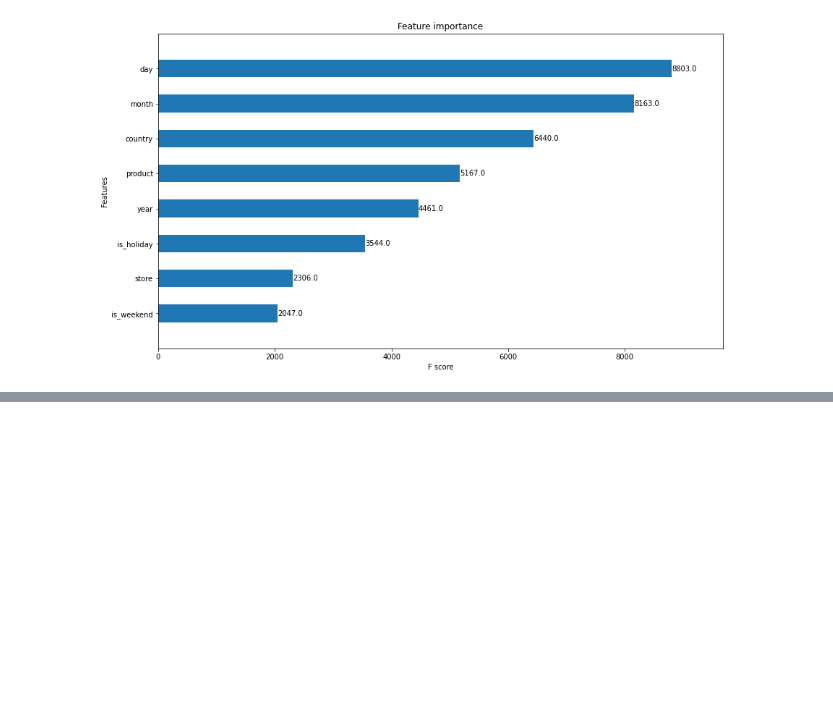
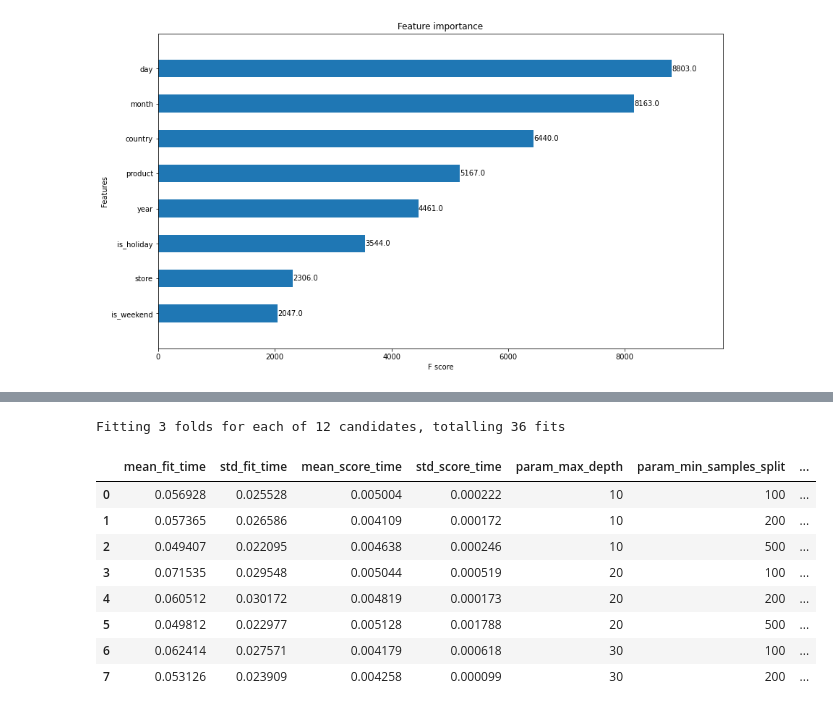
Before and after one commit to raghulrajn/kaggle-notebooks, a Jupyter notebook: time-series-prediction-tps-sept-2022.ipynb, the cells around one changed output, grey strips where cells are left out. Cells and saved outputs as stored; diff of their text form; code cells hidden in the pictures; blank space fills up the shorter version.

```diff
--- a/time-series-prediction-tps-sept-2022.ipynb
+++ b/time-series-prediction-tps-sept-2022.ipynb
@@ -353,0 +420,29 @@ plt.show()
+# %%
+decision_tree = DecisionTreeRegressor()
+
+tscv = TimeSeriesSplit(n_splits=3)
+parameters = {'min_samples_split':[100, 200, 500], 'max_depth':[10, 20, 30, 50]}
+clf = GridSearchCV(decision_tree, parameters, cv=tscv, scoring='neg_mean_squared_error', verbose = 2, return_train_score=True, n_jobs = -1)
+clf.fit(x_train_[features], np.log1p(x_train_.num_sold))
+
+results = pd.DataFrame.from_dict(clf.cv_results_)
+# %% [output]
+Fitting 3 folds for each of 12 candidates, totalling 36 fits
+# %%
+train_auc= results['mean_train_score']
+train_auc_std= results['std_train_score']
+cv_auc = results['mean_test_score']
+cv_auc_std= results['std_test_score']
+param_max_depth = results['param_max_depth']
+param_min_samples_split = results['param_min_samples_split']
+results.head(8)
+# %% [output]
+|  | mean_fit_time | std_fit_time | mean_score_time | std_score_time | param_max_depth | param_min_samples_split | ... |
+| 0 | 0.056928 | 0.025528 | 0.005004 | 0.000222 | 10 | 100 | ... |
+| 1 | 0.057365 | 0.026586 | 0.004109 | 0.000172 | 10 | 200 | ... |
+| 2 | 0.049407 | 0.022095 | 0.004638 | 0.000246 | 10 | 500 | ... |
+| 3 | 0.071535 | 0.029548 | 0.005044 | 0.000519 | 20 | 100 | ... |
+| 4 | 0.060512 | 0.030172 | 0.004819 | 0.000173 | 20 | 200 | ... |
+| 5 | 0.049812 | 0.022977 | 0.005128 | 0.001788 | 20 | 500 | ... |
+| 6 | 0.062414 | 0.027571 | 0.004179 | 0.000618 | 30 | 100 | ... |
+| 7 | 0.053126 | 0.023909 | 0.004258 | 0.000099 | 30 | 200 | ... |
```
Also changed, not shown: parts of 7 cells of this notebook.
